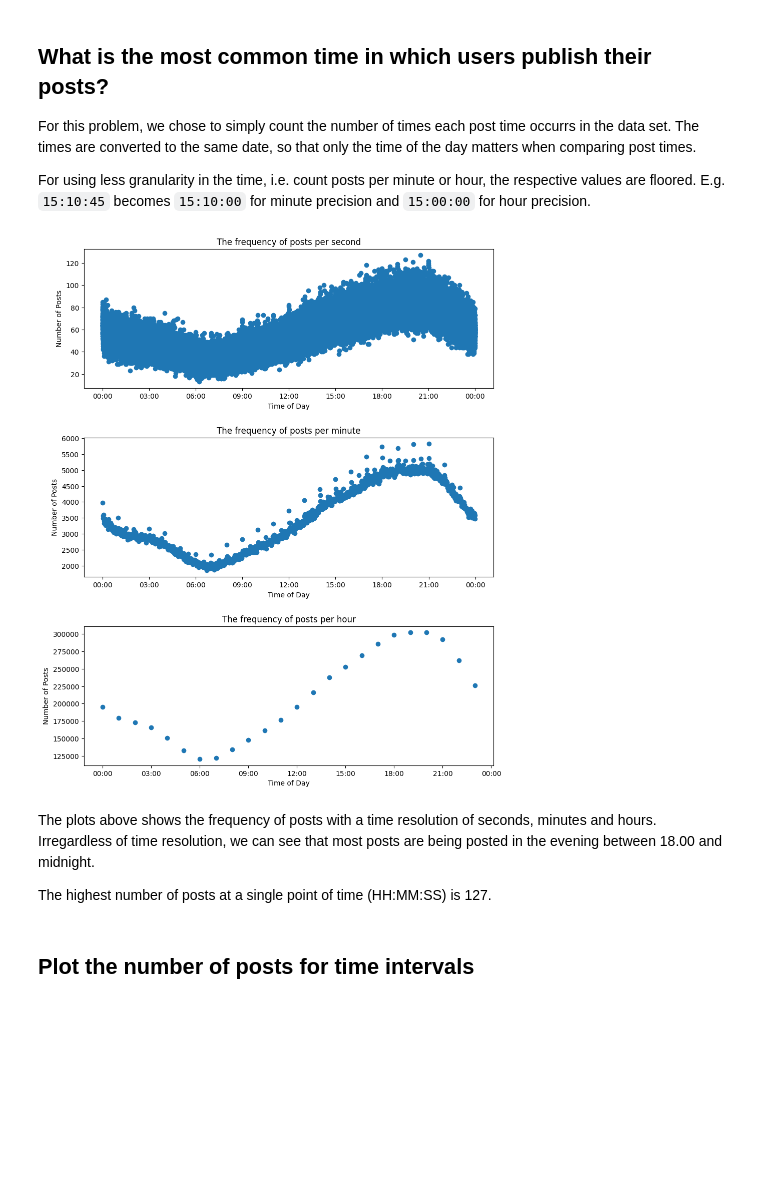
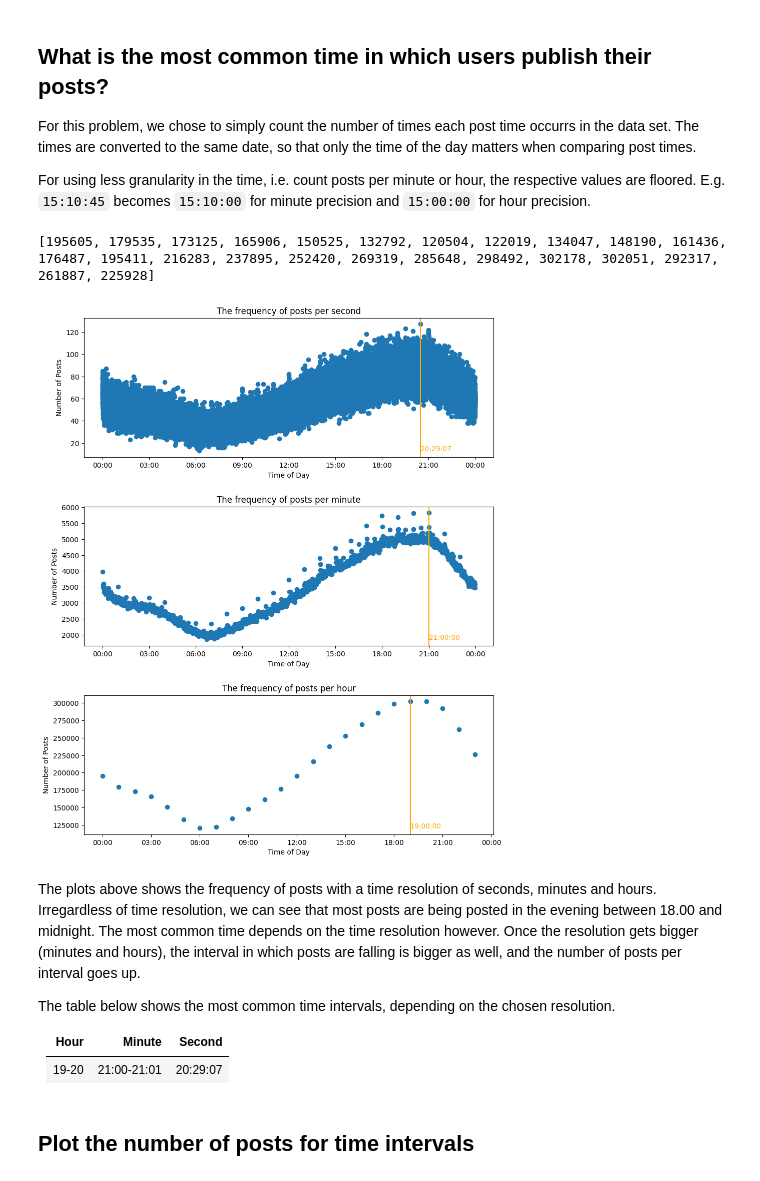
Before and after one commit to jonasbarth/adm-2022-hw-2, a Jupyter notebook: rq3.ipynb, the cells around one changed output. Cells and saved outputs as stored; diff of their text form; code cells hidden in the pictures; blank space fills up the shorter version.

Commit message:
improve plotting of most common times

```diff
--- a/rq3.ipynb
+++ b/rq3.ipynb
@@ -18,30 +15,49 @@ times_m, frequencies_m = most_common_times(TimePrecision.MINUTE)
 times_h, frequencies_h = most_common_times(TimePrecision.HOUR)
 # %%
 time_frequency_data = [(times_s, frequencies_s), (times_m, frequencies_m), (times_h, frequencies_h)]
+# %%
+max_freq_data = []
+
+for times, frequency in time_frequency_data:
+    max_freq = max(frequency)
+    max_time = times[frequency.index(max_freq)]
+
+    max_freq_data.append((max_freq, max_time))
+# %%
+print(frequencies_h)
+# %% [output]
+[195605, 179535, 173125, 165906, 150525, 132792, 120504, 122019, 134047, 148190, 161436, 176487, 195411, 216283, 237895, 252420, 269319, 285648, 298492, 302178, 302051, 292317, 261887, 225928]
 # %%
 xformatter = mdates.DateFormatter('%H:%M')
 
 fig, ax = plt.subplots(nrows=3, ncols=1)
 fig.set_size_inches(10, 12) # setting the size, 3 plots need to fit into 12 inches
 fig.tight_layout(pad=5.0) # make sure that there is enough space between subplots
 
 for i, times_frequencies in enumerate(time_frequency_data):
     times, frequencies = times_frequencies
+    max_time = max_freq_data[i][1]
     ax[i].plot_date(times, frequencies)
     ax[i].xaxis.set_major_formatter(xformatter)
+    ax[i].axvline(x = max_time, color = 'orange')
+    ax[i].text(x = max_time, y = min(frequencies), s = str(max_time)[11:], color = 'orange')
 
     ax[i].set_xlabel('Time of Day', fontsize=10);
     ax[i].set_ylabel('Number of Posts', fontsize=10);
 
 ax[0].set_title('The frequency of posts per second');
 ax[1].set_title('The frequency of posts per minute');
 ax[2].set_title('The frequency of posts per hour');
 # %% [output]
-[figure, old version]
+[figure, new version]
 # %% [markdown]
-The plots above shows the frequency of posts with a time resolution of seconds, minutes and hours. Irregardless of time resolution, we can see that most posts are being posted in the evening between 18.00 and midnight.
+The plots above shows the frequency of posts with a time resolution of seconds, minutes and hours. Irregardless of time resolution, we can see that most posts are being posted in the evening between 18.00 and midnight. The most common time depends on the time resolution however. Once the resolution gets bigger (minutes and hours), the interval in which posts are falling is bigger as well, and the number of posts per interval goes up.
 
-The highest number of posts at a single point of time (HH:MM:SS) is 127.
+The table below shows the most common time intervals, depending on the chosen resolution.
+
+| Hour | Minute | Second |
+|---|---|---|
+|19-20|21:00-21:01|20:29:07|
 # %% [markdown]
 ## Plot the number of posts for time intervals
 # %%
```
Also changed, not shown: parts of 2 cells of this notebook.
